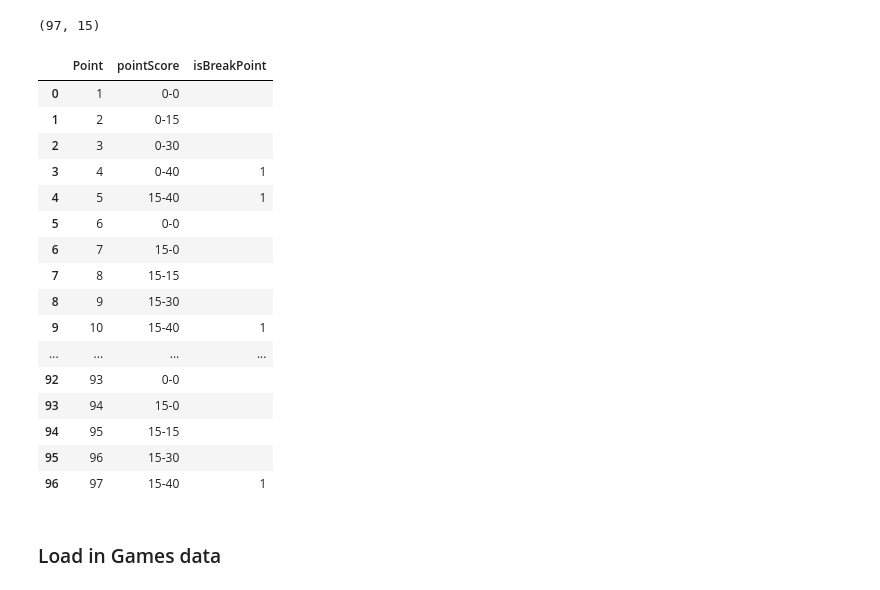
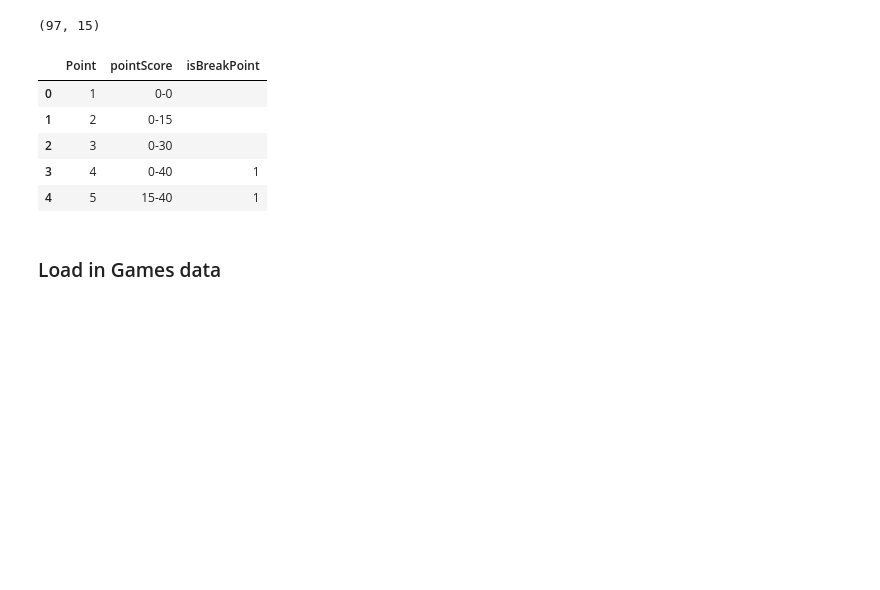
Before and after one commit to bruin-tennis-consulting/swingvision, a Jupyter notebook: swingvision_transformation.ipynb, the cells around one changed output. Saved outputs shown, nothing was run; the diff lists cells and outputs as text; code cells hidden in the pictures; blank space fills up the shorter version.

```diff
--- a/swingvision_transformation.ipynb
+++ b/swingvision_transformation.ipynb
@@ -99,25 +98,14 @@ swing_data_points['isBreakPoint'] = swing_data_points['isBreakPoint'].replace(Fa
 swing_data_points['isBreakPoint'] = swing_data_points['isBreakPoint'].replace(True, 1)
 # %%
 swing_data_points = swing_data_points[['Point', 'pointScore', 'isBreakPoint']]
-swing_data_points
+swing_data_points.head()
 # %% [output]
 |  | Point | pointScore | isBreakPoint |
 | 0 | 1 | 0-0 |  |
 | 1 | 2 | 0-15 |  |
 | 2 | 3 | 0-30 |  |
 | 3 | 4 | 0-40 | 1 |
 | 4 | 5 | 15-40 | 1 |
-| 5 | 6 | 0-0 |  |
-| 6 | 7 | 15-0 |  |
-| 7 | 8 | 15-15 |  |
-| 8 | 9 | 15-30 |  |
-| 9 | 10 | 15-40 | 1 |
-| ... | ... | ... | ... |
-| 92 | 93 | 0-0 |  |
-| 93 | 94 | 15-0 |  |
-| 94 | 95 | 15-15 |  |
-| 95 | 96 | 15-30 |  |
-| 96 | 97 | 15-40 | 1 |
 # %%
 swing_data = pd.merge(swing_data, swing_data_points, on='Point')
 # %% [markdown]
```
Also changed, not shown: parts of 26 cells of this notebook, 3 other files.
